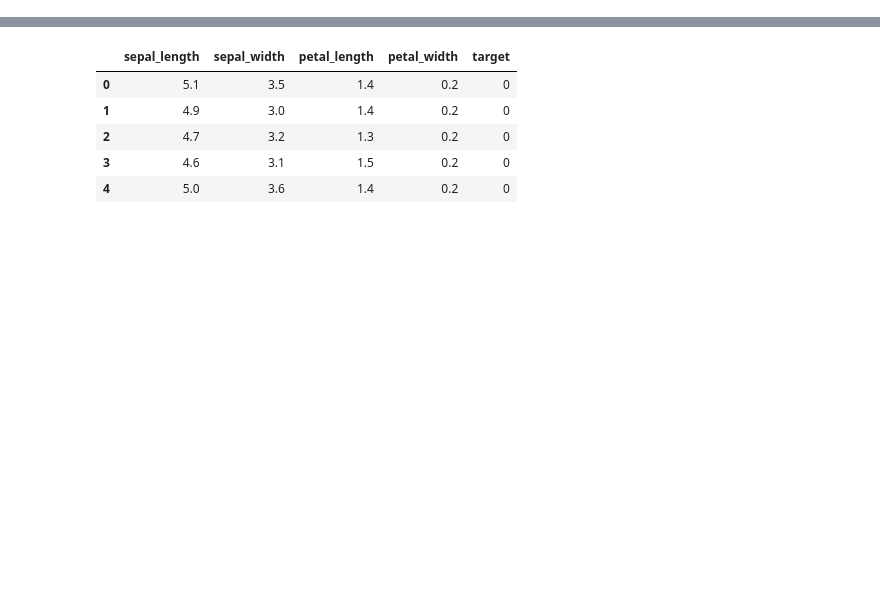
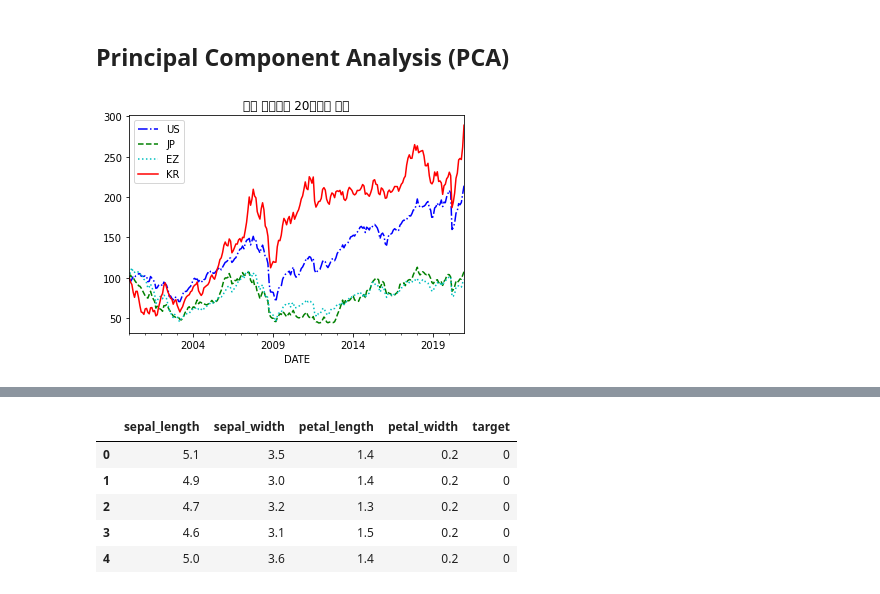
Before and after one commit to gurher/TIL, a Jupyter notebook: ML/Chapter 06_02.ipynb, the cells around one changed output, grey strips where cells are left out. Drawn from its saved outputs; the diff is of its cells as text; code cells hidden in the pictures; blank space fills up the shorter version.

```diff
--- a/ML/Chapter 06_02.ipynb
+++ b/ML/Chapter 06_02.ipynb
@@ -6,0 +10,28 @@ from sklearn.datasets import load_iris
+# %% [markdown]
+## Principal Component Analysis (PCA)
+# %%
+pd.core.common.is_list_like = pd.api.types.is_list_like
+import pandas_datareader.data as web
+import datetime
+
+symbols = [
+    "SPASTT01USM661N", # US: 미국
+    "SPASTT01JPM661N", # JP: 일본
+    "SPASTT01EZM661N", # EZ: 유럽
+    "SPASTT01KRM661N", # KR: 한국
+]
+
+data = pd.DataFrame()
+for sym in symbols:
+    data[sym] = web.DataReader(sym, data_source='fred',
+                               start=datetime.datetime(2000, 1, 1),
+                               end=datetime.datetime(2020, 12, 31))[sym]
+data.columns = ["US", "JP", "EZ", "KR"]
+data = data / data.iloc[0] * 100
+
+styles = ["b-.", "g--", "c:", "r-"]
+data.plot(style=styles)
+plt.title("세계 주요국의 20년간의 주가")
+plt.show()
+# %% [output]
+[figure, added]
```
Also changed, not shown: parts of 9 cells of this notebook, 7 other files.
